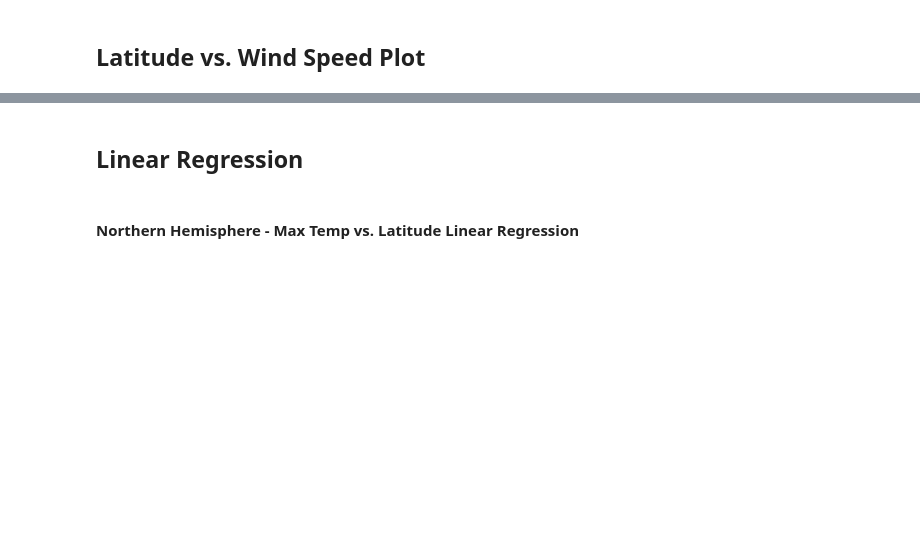
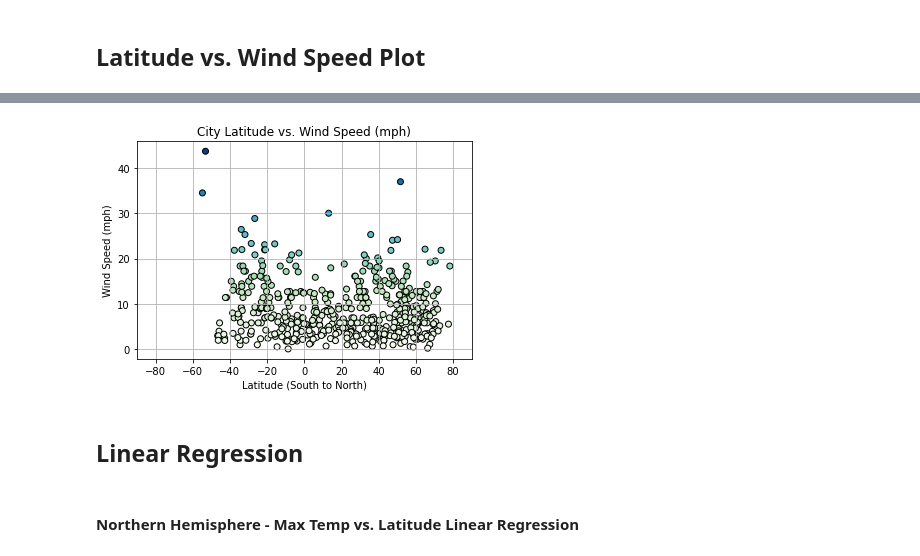
Before and after one commit to wgaechter/WG_API_HW, a Jupyter notebook: Code/WeatherPy/WeatherPy.ipynb, the cells around one changed output, grey strips where cells are left out. Drawn from its saved outputs; the diff is of its cells as text; code cells hidden in the pictures; blank space fills up the shorter version.

```diff
--- a/Code/WeatherPy/WeatherPy.ipynb
+++ b/Code/WeatherPy/WeatherPy.ipynb
@@ -191,2 +232,16 @@ Int64Index([], dtype='int64')
+# %%
+wind = weather_csv['Wind Speed (mph)']
+
+plt.scatter(city_lat, wind, c=wind, cmap='GnBu', marker='o', facecolors='grey', edgecolors='black')
+plt.title("City Latitude vs. Wind Speed (mph)")
+plt.xlabel("Latitude (South to North)")
+plt.ylabel("Wind Speed (mph)")
+plt.xlim(-90, 90)
+plt.grid()
+plt.plot
+
+plt.savefig("Output/Saved Plots/Lat vs Wind.png")
+# %% [output]
+[figure, added]
 # %% [markdown]
 ## Linear Regression
```
Also changed, not shown: parts of 33 cells of this notebook, 1 other file.
